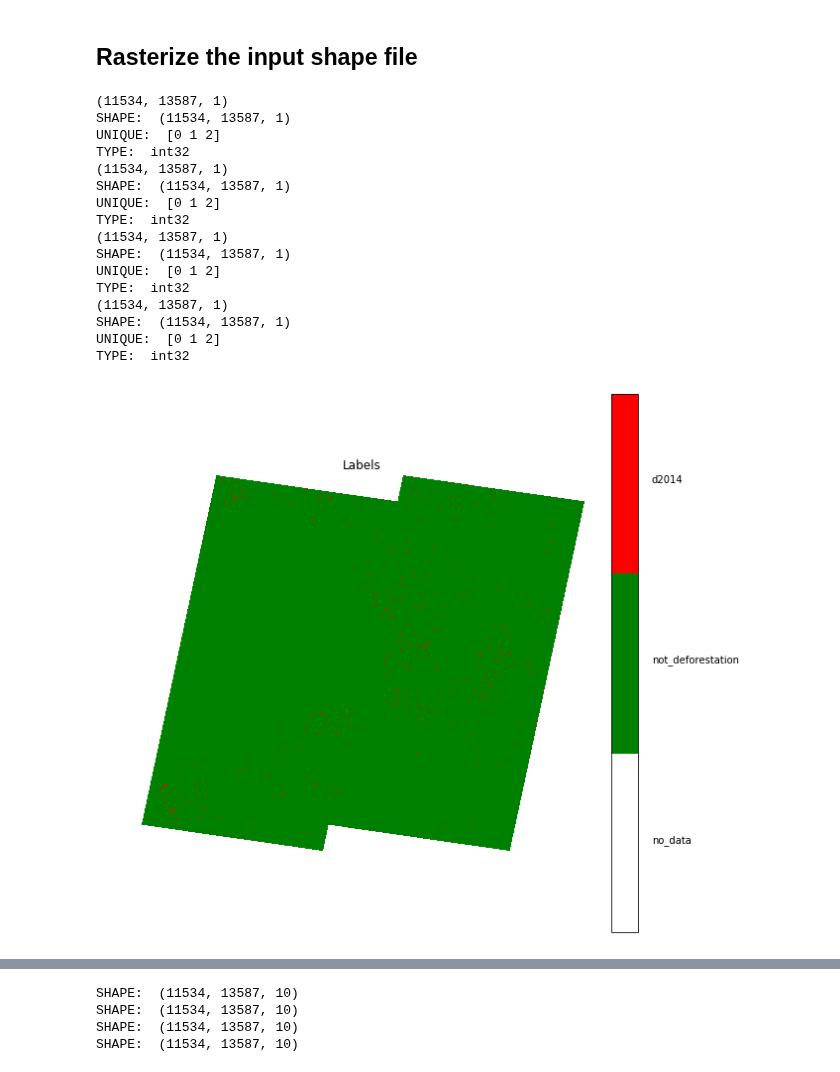
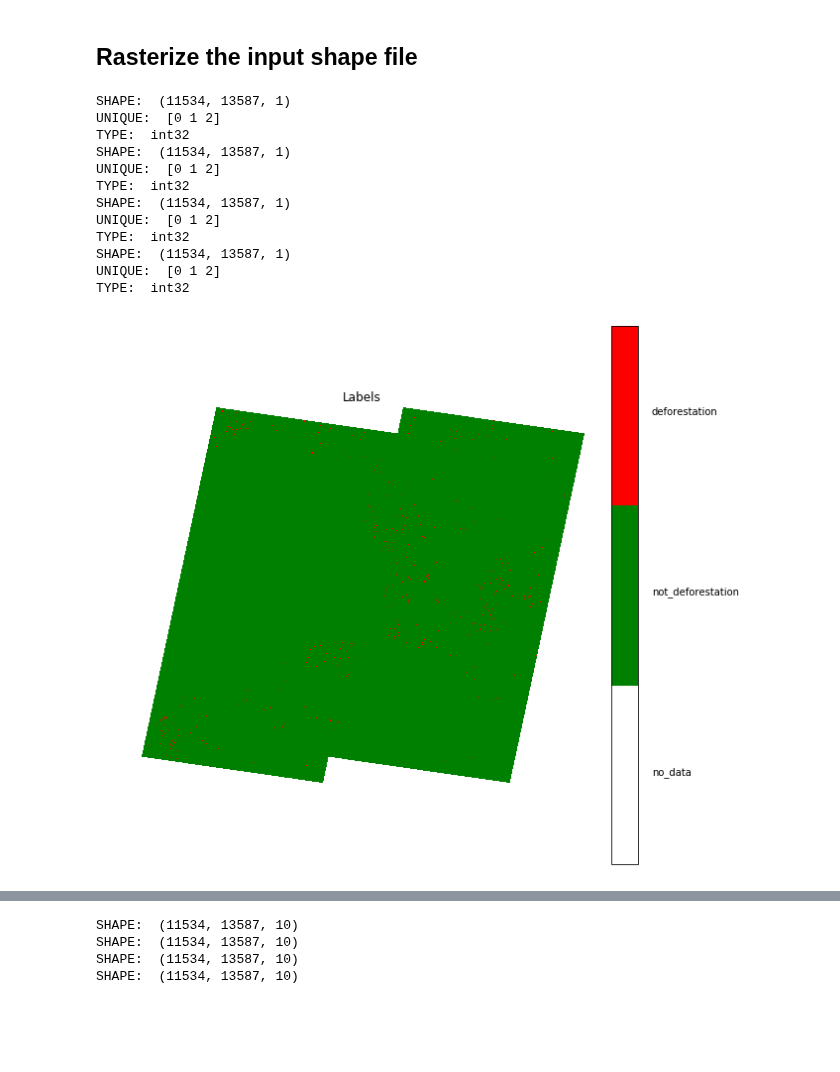
Before and after one commit to rvmaretto/deepgeo, a Jupyter notebook: notebooks/paper_deforestation_2018/generate_dataset_paper-timestack.ipynb, the cells around one changed output, grey strips where cells are left out. Drawn from its saved outputs; the diff is of its cells as text; code cells hidden in the pictures; blank space fills up the shorter version.

```diff
--- a/notebooks/paper_deforestation_2018/generate_dataset_paper-timestack.ipynb
+++ b/notebooks/paper_deforestation_2018/generate_dataset_paper-timestack.ipynb
@@ -63,43 +63,40 @@ chip_size = 286
 # %%
 import gdal
 rasterized_layers = []
 for year in range(0, len(classes_of_interest)):
-    rasterizer = rstzr.Rasterizer(shape_file,
-                                  raster_files[year],
-                                  class_column,
-                                  classes_interest=classes_of_interest[year],
-                                  non_class_name=non_class)
+#     rasterizer = rstzr.Rasterizer(shape_file,
+#                                   raster_files[year],
+#                                   class_column,
+#                                   classes_interest=classes_of_interest[year],
+#                                   non_class_name=non_class)
 
-    rasterizer.collect_class_names()
-    rasterizer.rasterize_layer()
-    m_class_names = ['no_data'] + rasterizer.get_class_names()
-    rasterizer.remove_labels_under_cloud(pos_qa=6, new_label=1)
-    print(rasterizer.get_labeled_raster().shape)
-    rasterizer.save_labeled_raster_to_gtiff(out_labels[year])
+#     rasterizer.collect_class_names()
+#     rasterizer.rasterize_layer()
+#     m_class_names = ['no_data'] + rasterizer.get_class_names()
+#     rasterizer.remove_labels_under_cloud(pos_qa=6, new_label=1)
+#     print(rasterizer.get_labeled_raster().shape)
+#     rasterizer.save_labeled_raster_to_gtiff(out_labels[year])
 
+    m_class_names = ['no_data', 'not_deforestation', 'deforestation']
     ds = gdal.Open(out_labels[year])
     rs = ds.ReadAsArray()
     rasterized_layers.append(np.expand_dims(rs.astype(np.int32), -1))
     print('SHAPE: ', rasterized_layers[year].shape)
     print('UNIQUE: ', np.unique(rasterized_layers[year]))
     print('TYPE: ', rasterized_layers[year].dtype)
 
     vis.plot_labels(rasterized_layers[year], m_class_names, colors=["white", "green", "red"])
 # %% [output]
-(11534, 13587, 1)
 SHAPE:  (11534, 13587, 1)
 UNIQUE:  [0 1 2]
 TYPE:  int32
-(11534, 13587, 1)
 SHAPE:  (11534, 13587, 1)
 UNIQUE:  [0 1 2]
 TYPE:  int32
-(11534, 13587, 1)
 SHAPE:  (11534, 13587, 1)
 UNIQUE:  [0 1 2]
 TYPE:  int32
-(11534, 13587, 1)
 SHAPE:  (11534, 13587, 1)
 UNIQUE:  [0 1 2]
 TYPE:  int32
-[figure, old version]
+[figure, new version]
```
Also changed, not shown: parts of 2 cells of this notebook, 5 other files.
